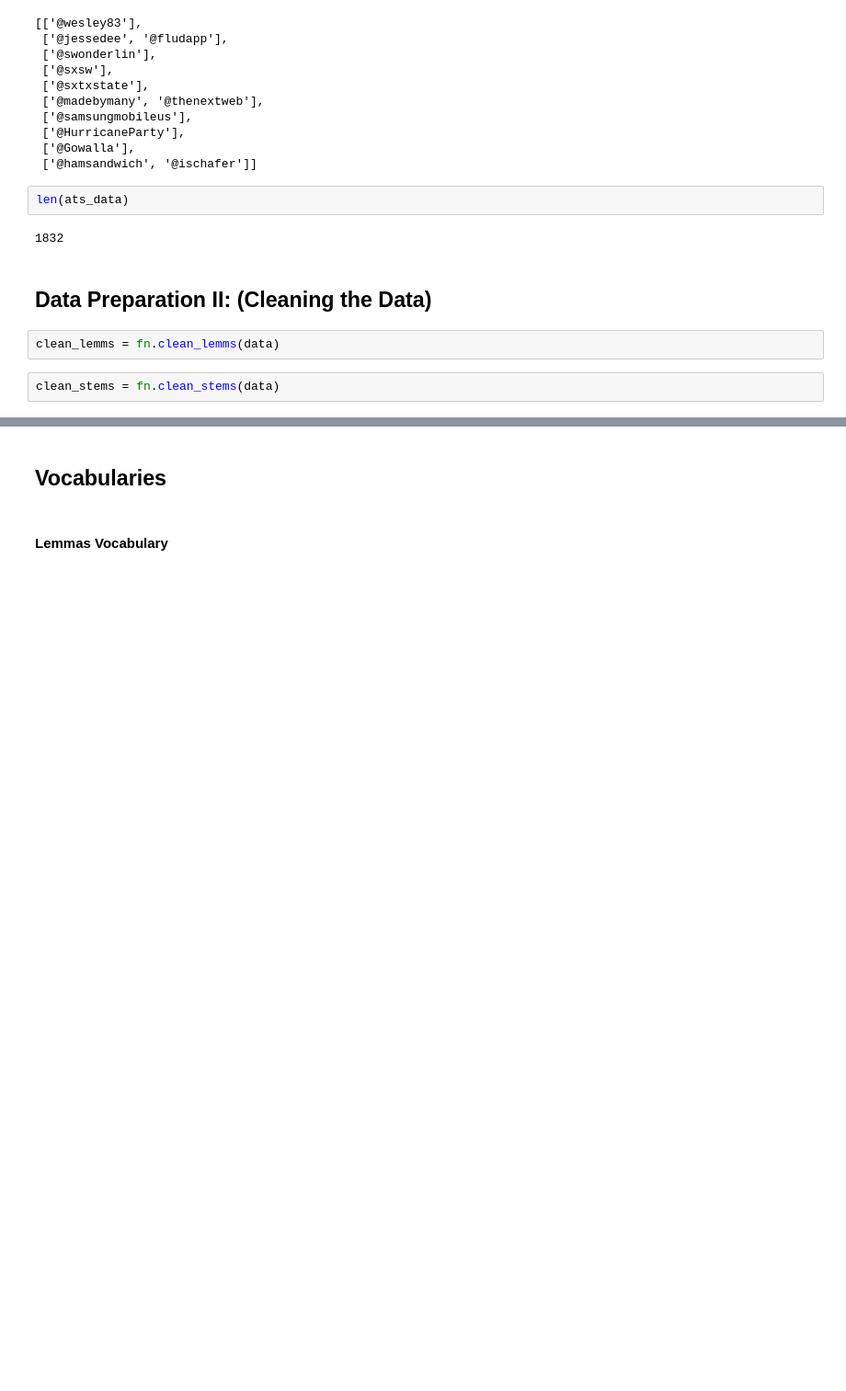
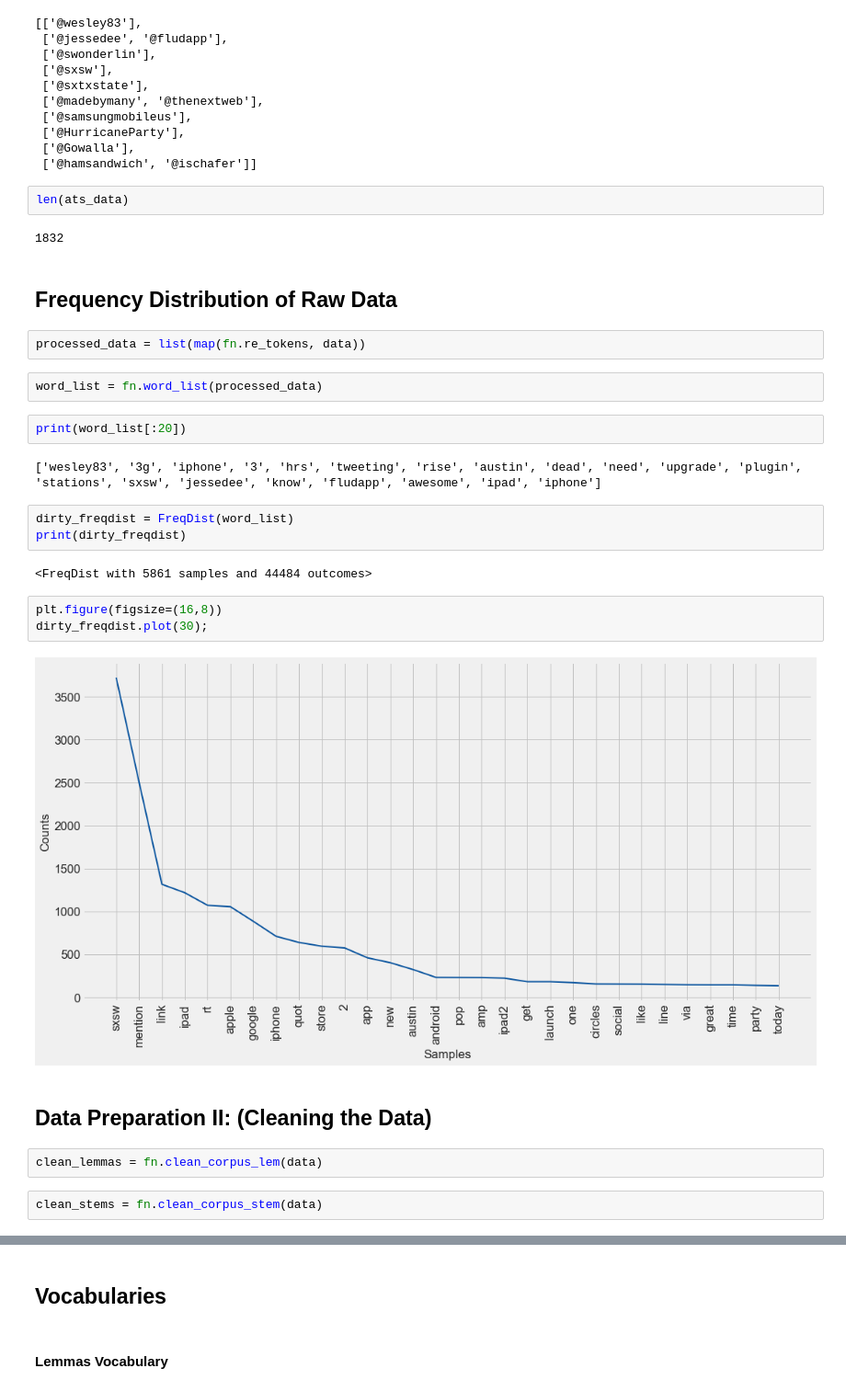
Before and after one commit to jeffreyhwatson/nlp_sentiment_project, a Jupyter notebook: notebooks/exploratory/prepro_experiments.ipynb, the cells around one changed output, grey strips where cells are left out. Shown at 92% size. Cells and saved outputs as stored; diff of their text form; blank space fills up the shorter version.

```diff
--- a/notebooks/exploratory/prepro_experiments.ipynb
+++ b/notebooks/exploratory/prepro_experiments.ipynb
@@ -777,12 +812,32 @@ ats_data[:10]
 len(ats_data)
 # %% [output]
 1832
+# %% [markdown]
+## Frequency Distribution of Raw Data
+# %%
+processed_data = list(map(fn.re_tokens, data))
+# %%
+word_list = fn.word_list(processed_data)
+# %%
+print(word_list[:20])
+# %% [output]
+['wesley83', '3g', 'iphone', '3', 'hrs', 'tweeting', 'rise', 'austin', 'dead', 'need', 'upgrade', 'plugin', 'stations', 'sxsw', 'jessedee', 'know', 'fludapp', 'awesome', 'ipad', 'iphone']
+# %%
+dirty_freqdist = FreqDist(word_list)
+print(dirty_freqdist)
+# %% [output]
+<FreqDist with 5861 samples and 44484 outcomes>
+# %%
+plt.figure(figsize=(16,8))
+dirty_freqdist.plot(30);
+# %% [output]
+[figure, added]
 # %% [markdown]
 ## Data Preparation II: (Cleaning the Data)
 # %%
-clean_lemms = fn.clean_lemms(data)
+clean_lemmas = fn.clean_corpus_lem(data)
-# %%
-clean_stems = fn.clean_stems(data)
+# %%
+clean_stems = fn.clean_corpus_stem(data)
 # %%
 for i in range(100):
     print(f'original: {data[i]}\n')
```
Also changed, not shown: parts of 45 cells of this notebook, 2 other files.
